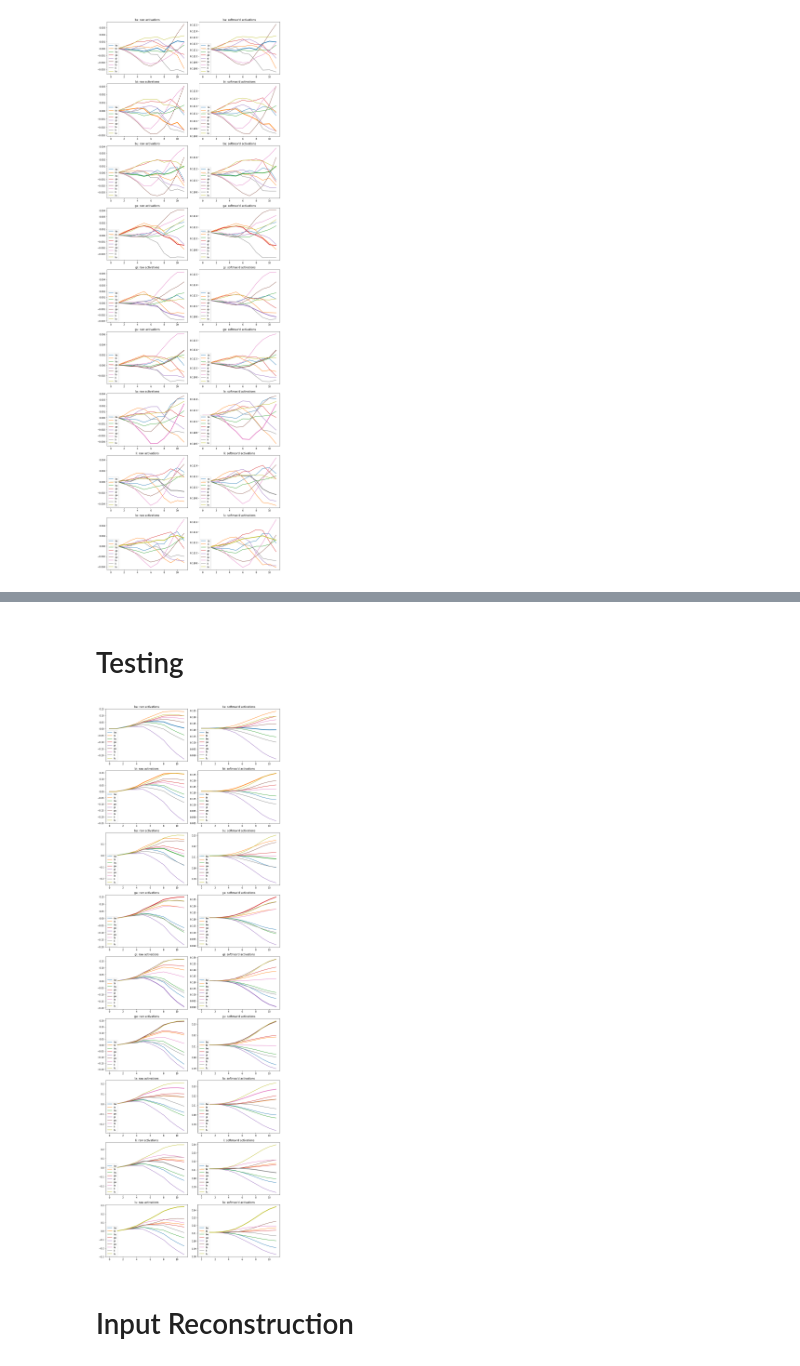
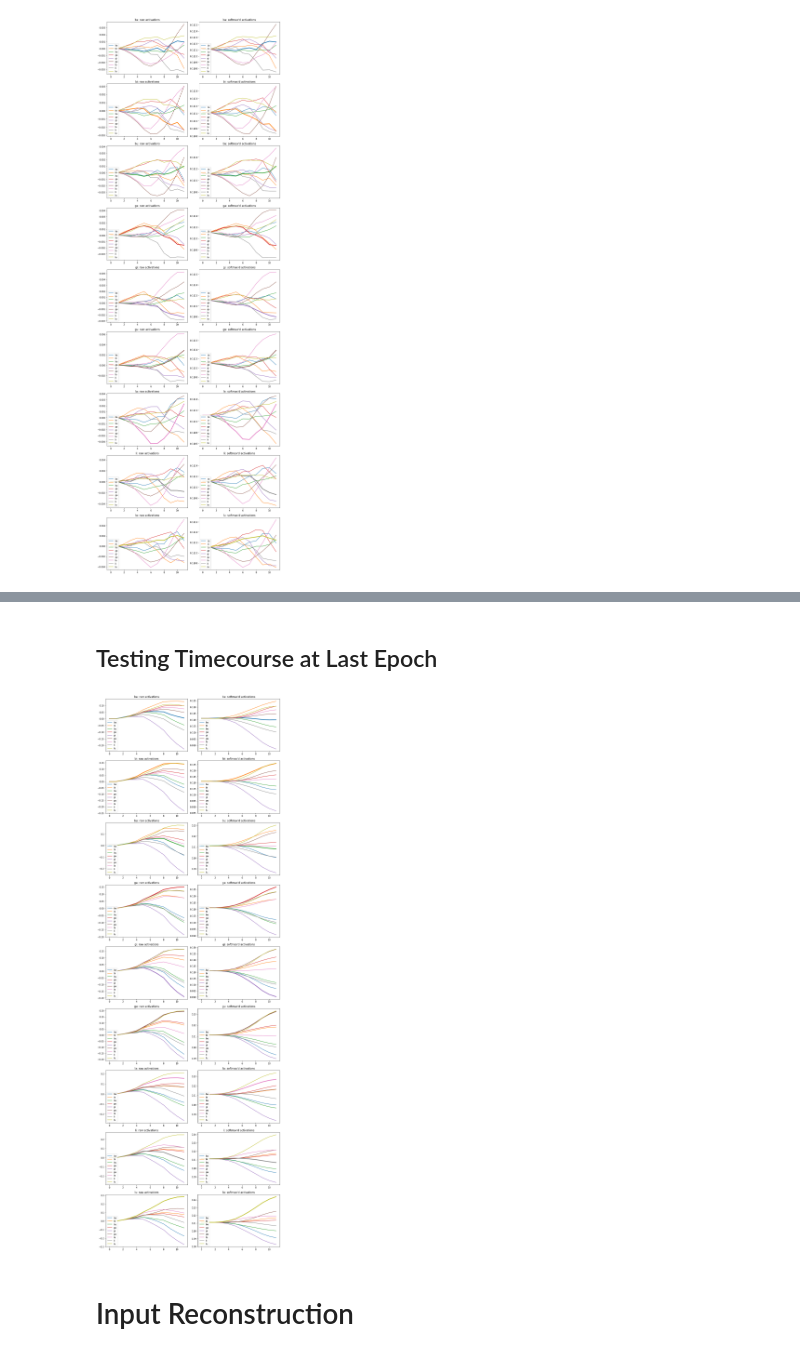
Before and after one commit to monicaycli/predictive_coding, a Jupyter notebook: toy_model_kalman_variant_4.ipynb, the cells around one changed output, grey strips where cells are left out. Drawn from its saved outputs; the diff is of its cells as text; code cells hidden in the pictures.

```diff
--- a/toy_model_kalman_variant_4.ipynb
+++ b/toy_model_kalman_variant_4.ipynb
@@ -78,7 +78,7 @@ def f_prime(x, af="linear"):
 def apply_input(I_dict, training=False, af="linear", seed=None):
     global U1_hat, U2_hat, V1_hat, V2_hat
 
-    output = {"training": [], "input": [], "label": [], "target_vec": [], "index": [],
+    output = {"training": [], "input": [], "label": [], "target_vec": [], "timestep": [],
               "r1_bar": [], "r2_bar": [], "r2_bar_x": [],
               "r1_hat": [], "r2_hat": [], "r2_hat_x": [],
               "U1_bar": [], "U2_bar": [], "V1_bar": [],  "V2_bar": [],
@@ -129,7 +129,7 @@ def apply_input(I_dict, training=False, af="linear", seed=None):
             output["input"].append(I[:, idx])
             output["label"].append(k)
             output["target_vec"].append(L)
-            output["index"].append(idx)
+            output["timestep"].append(idx)
 
             output["r1_bar"].append(r1_bar.copy())
             output["r2_bar"].append(r2_bar.copy())
@@ -317,6 +317,7 @@ V1_hat = V1.copy()
 V2_hat = V2.copy()
 
 output_train_list = []
+output_test_list = []
 
 for epoch in np.arange(epoch_n):
     output_train_i = apply_input(I_dict, training=True, af=act_func, seed=epoch)
@@ -324,4 +325,9 @@ for epoch in np.arange(epoch_n):
     if epoch % save_interval == save_interval-1:
         output_train_list.append(output_train_i)
 
-output_train_df = pd.concat(output_train_list, ignore_index=False)
+        output_test_i = apply_input(I_dict, training=False, af=act_func)
+        output_test_i["epoch"] = epoch
+        output_test_list.append(output_test_i)
+
+output_train_df = pd.concat(output_train_list)
+output_test_df = pd.concat(output_test_list)
@@ -333,11 +341,10 @@ raw_vs_softmax_plots(df=output_train_df.groupby("epoch").get_group(epoch_max),
 # %% [markdown]
-# Testing
+## Testing Timecourse at Last Epoch
-# %%
-output_test_df = apply_input(I_dict, training=False, af=act_func)
 # %%
-raw_vs_softmax_plots(df=output_test_df, ncols=2, nrows=9, subplot_yx=(4,6), scale=1, groupby="label", value="r2_hat")
+raw_vs_softmax_plots(df=output_test_df.groupby("epoch").get_group(epoch_max),
+                     ncols=2, nrows=9, subplot_yx=(4,6), scale=1, groupby="label", value="r2_hat")
 # %% [output]
-[figure, old version]
+[figure, new version]
 # %% [markdown]
 # Input Reconstruction
 # %%
```
Also changed, not shown: parts of 25 cells of this notebook, 3 other files.
